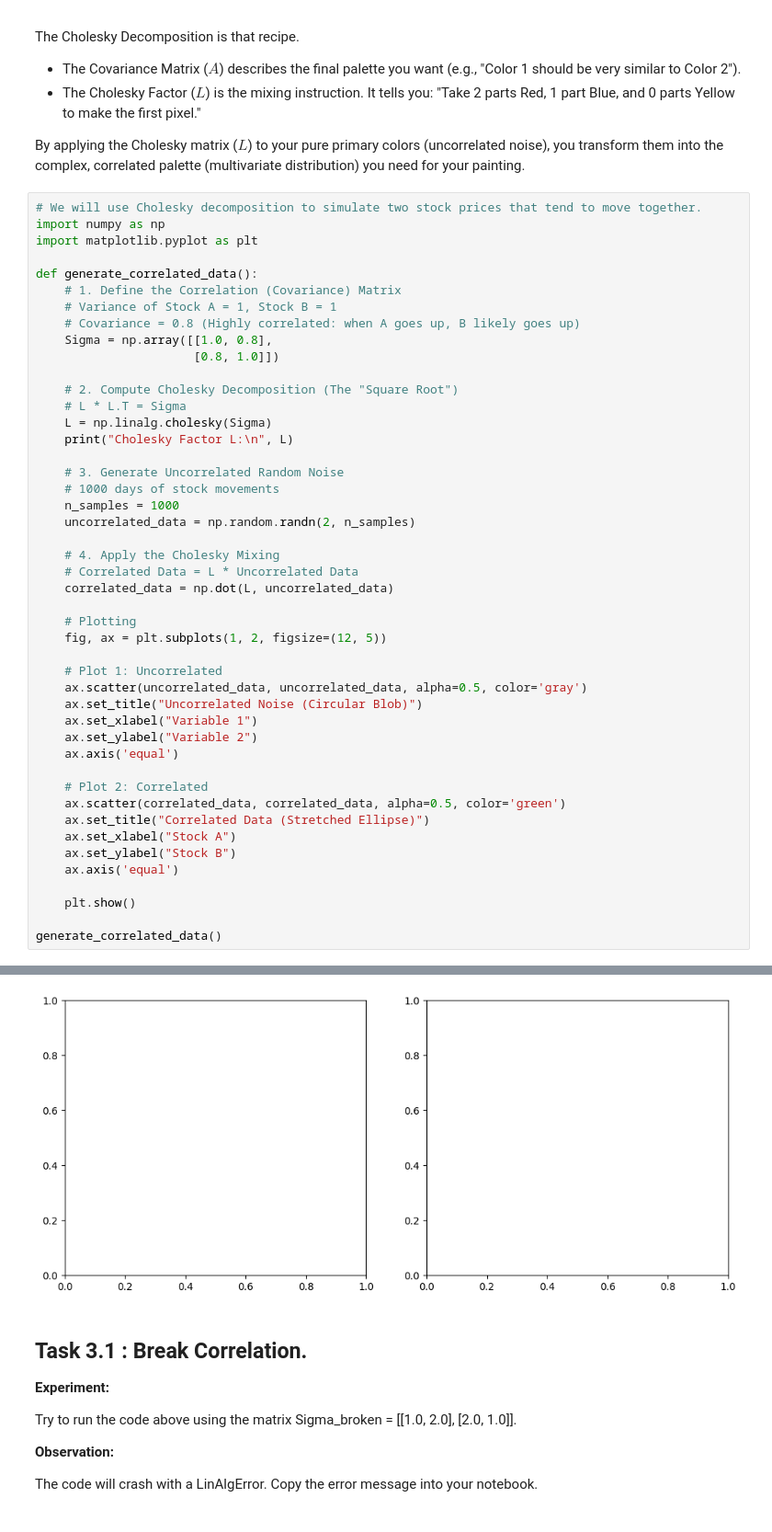
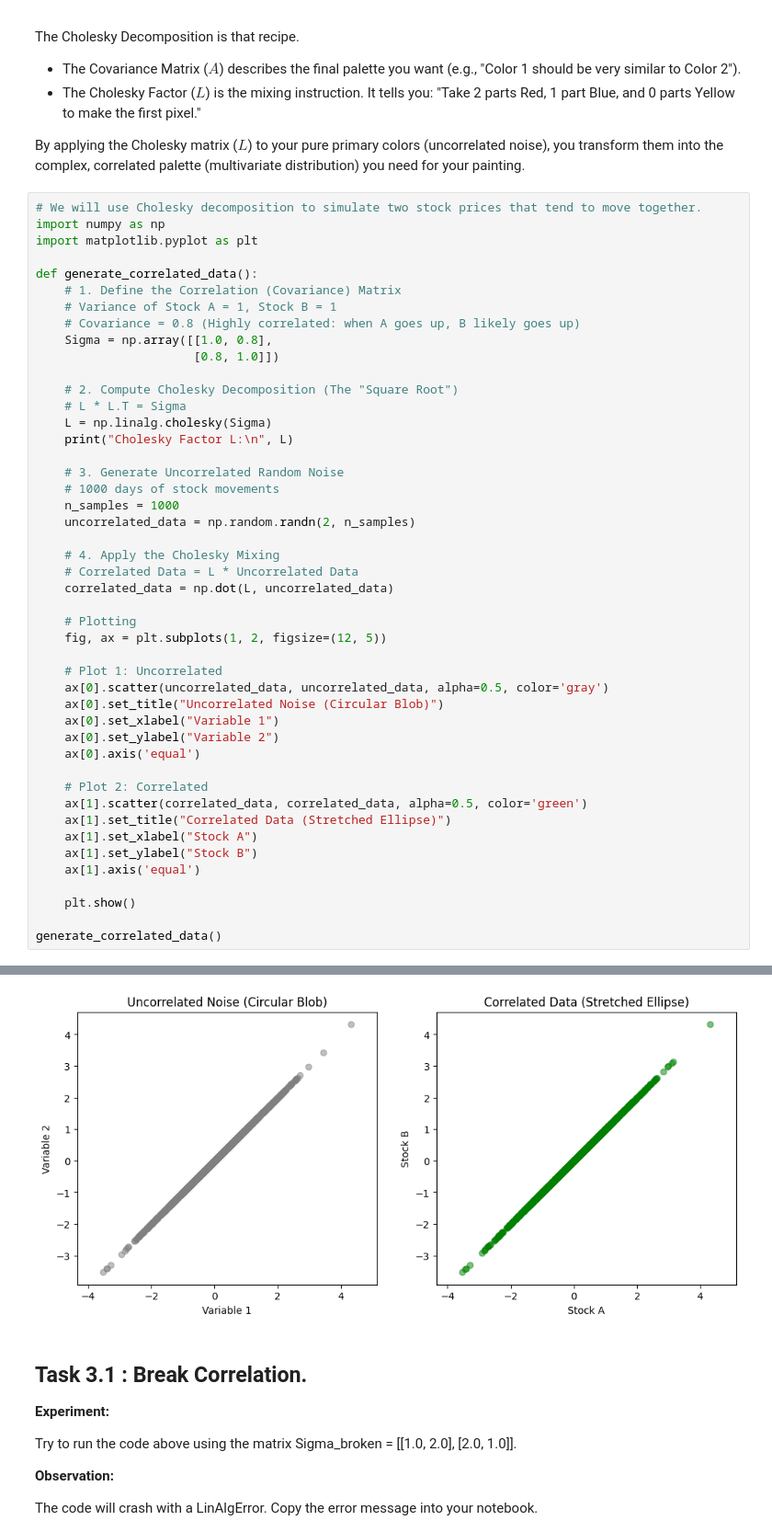
Before and after one commit to mavito/ML_Concepts, a Jupyter notebook: ML_MatrixDecompositions.ipynb, the cells around one changed output, grey strips where cells are left out. Shown at 92% size. Cells and saved outputs as stored; diff of their text form.

```diff
--- a/ML_MatrixDecompositions.ipynb
+++ b/ML_MatrixDecompositions.ipynb
@@ -293,18 +284,18 @@ def generate_correlated_data():
     fig, ax = plt.subplots(1, 2, figsize=(12, 5))
 
     # Plot 1: Uncorrelated
-    ax.scatter(uncorrelated_data, uncorrelated_data, alpha=0.5, color='gray')
-    ax.set_title("Uncorrelated Noise (Circular Blob)")
-    ax.set_xlabel("Variable 1")
-    ax.set_ylabel("Variable 2")
-    ax.axis('equal')
+    ax[0].scatter(uncorrelated_data, uncorrelated_data, alpha=0.5, color='gray')
+    ax[0].set_title("Uncorrelated Noise (Circular Blob)")
+    ax[0].set_xlabel("Variable 1")
+    ax[0].set_ylabel("Variable 2")
+    ax[0].axis('equal')
 
     # Plot 2: Correlated
-    ax.scatter(correlated_data, correlated_data, alpha=0.5, color='green')
-    ax.set_title("Correlated Data (Stretched Ellipse)")
-    ax.set_xlabel("Stock A")
-    ax.set_ylabel("Stock B")
-    ax.axis('equal')
+    ax[1].scatter(correlated_data, correlated_data, alpha=0.5, color='green')
+    ax[1].set_title("Correlated Data (Stretched Ellipse)")
+    ax[1].set_xlabel("Stock A")
+    ax[1].set_ylabel("Stock B")
+    ax[1].axis('equal')
 
     plt.show()
 
@@ -317,4 +307,4 @@ AttributeError: 'numpy.ndarray' object has no attribute 'scatter'
-[figure, old version]
+[figure, new version]
 # %% [markdown]
 ## Task 3.1 : Break Correlation.
 
```
Also changed, not shown: parts of 9 cells of this notebook.
